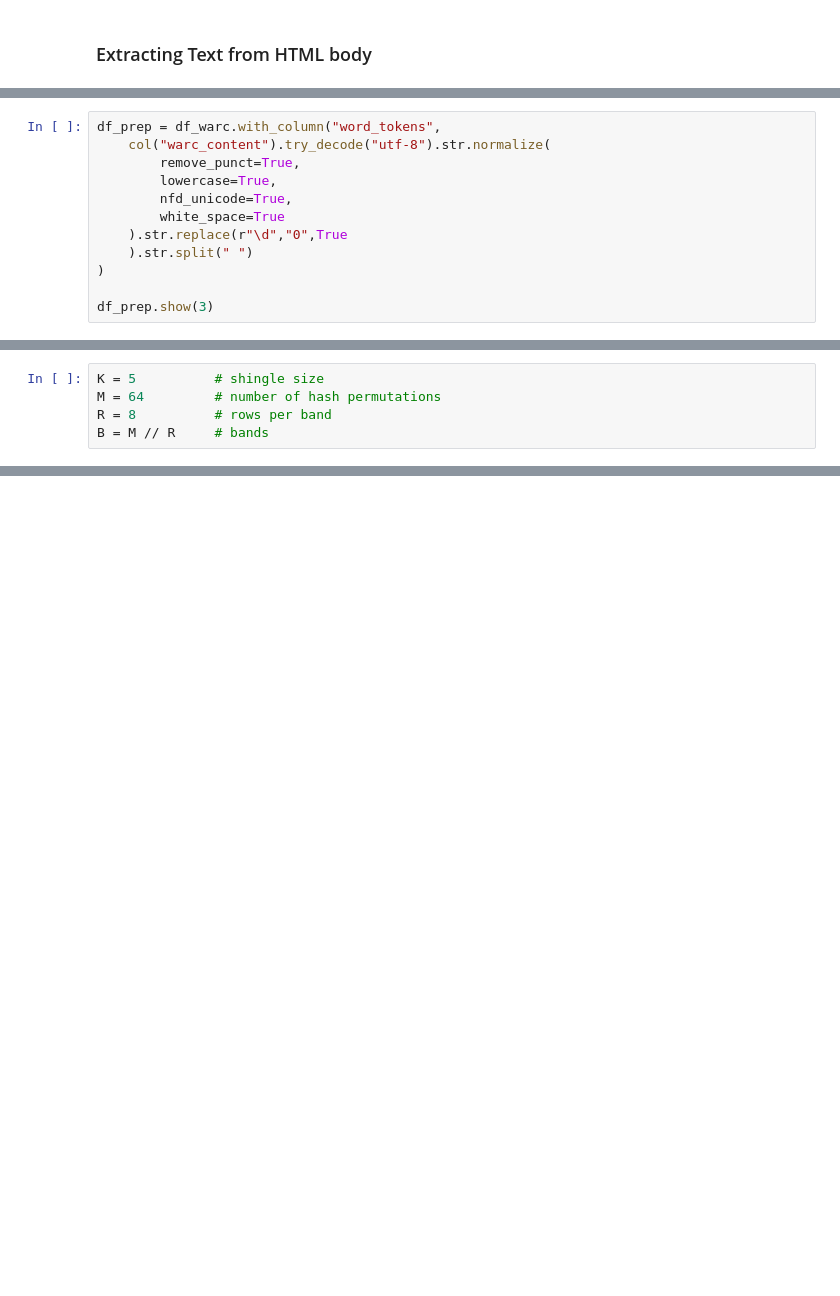
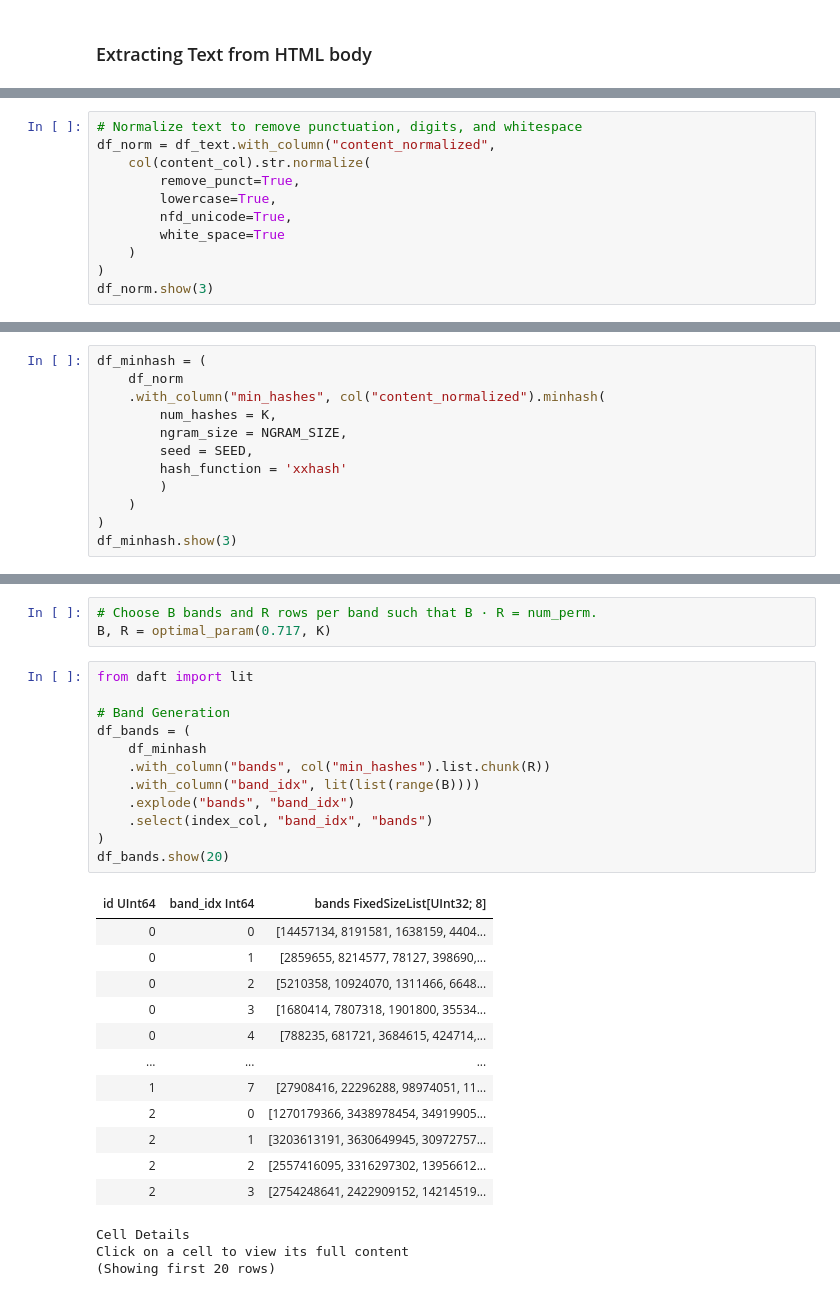
Before and after one commit to everettVT/daft-minhash-dedupe, a Jupyter notebook: friction/minhash_dedupe_common_crawl.ipynb, the cells around one changed output, grey strips where cells are left out. Saved outputs shown, nothing was run; the diff lists cells and outputs as text; blank space fills up the shorter version.

```diff
--- a/friction/minhash_dedupe_common_crawl.ipynb
+++ b/friction/minhash_dedupe_common_crawl.ipynb
@@ -151,12 +178,11 @@ df_html.show()
 # %%
-df_prep = df_warc.with_column("word_tokens",
-    col("warc_content").try_decode("utf-8").str.normalize(
+# Normalize text to remove punctuation, digits, and whitespace
+df_norm = df_text.with_column("content_normalized",
+    col(content_col).str.normalize(
         remove_punct=True,
         lowercase=True,
         nfd_unicode=True,
         white_space=True
-    ).str.replace(r"\d","0",True
-    ).str.split(" ")
+    )
 )
-
-df_prep.show(3)
+df_norm.show(3)
@@ -165,5 +196,0 @@ The Minhash Deduplication algorithm
-# %%
-K = 5          # shingle size
-M = 64         # number of hash permutations
-R = 8          # rows per band
-B = M // R     # bands
@@ -319,0 +197,12 @@ preview.show(10)
+# %%
+df_minhash = (
+    df_norm
+    .with_column("min_hashes", col("content_normalized").minhash(
+        num_hashes = K,
+        ngram_size = NGRAM_SIZE,
+        seed = SEED,
+        hash_function = 'xxhash'
+        )
+    )
+)
+df_minhash.show(3)
@@ -319,0 +283,31 @@ preview.show(10)
+# %%
+# Choose B bands and R rows per band such that B · R = num_perm.
+B, R = optimal_param(0.717, K)
+# %%
+from daft import lit
+
+# Band Generation
+df_bands = (
+    df_minhash
+    .with_column("bands", col("min_hashes").list.chunk(R))
+    .with_column("band_idx", lit(list(range(B))))
+    .explode("bands", "band_idx")
+    .select(index_col, "band_idx", "bands")
+)
+df_bands.show(20)
+# %% [output]
+| id UInt64 | band_idx Int64 | bands FixedSizeList[UInt32; 8] |
+| 0 | 0 | [14457134, 8191581, 1638159, 4404... |
+| 0 | 1 | [2859655, 8214577, 78127, 398690,... |
+| 0 | 2 | [5210358, 10924070, 1311466, 6648... |
+| 0 | 3 | [1680414, 7807318, 1901800, 35534... |
+| 0 | 4 | [788235, 681721, 3684615, 424714,... |
+| ... | ... | ... |
+| 1 | 7 | [27908416, 22296288, 98974051, 11... |
+| 2 | 0 | [1270179366, 3438978454, 34919905... |
+| 2 | 1 | [3203613191, 3630649945, 30972757... |
+| 2 | 2 | [2557416095, 3316297302, 13956612... |
+| 2 | 3 | [2754248641, 2422909152, 14214519... |
+Cell Details
+Click on a cell to view its full content
+(Showing first 20 rows)
```
Also changed, not shown: parts of 39 cells of this notebook, 5 other files.
